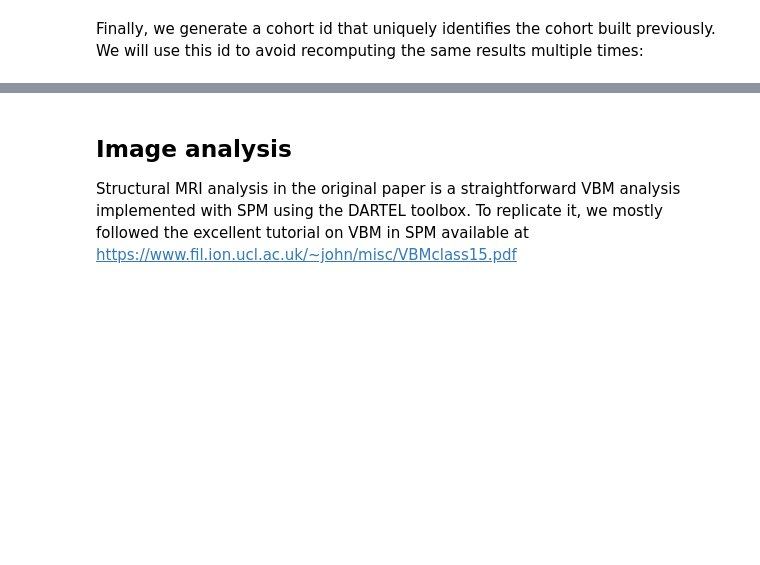
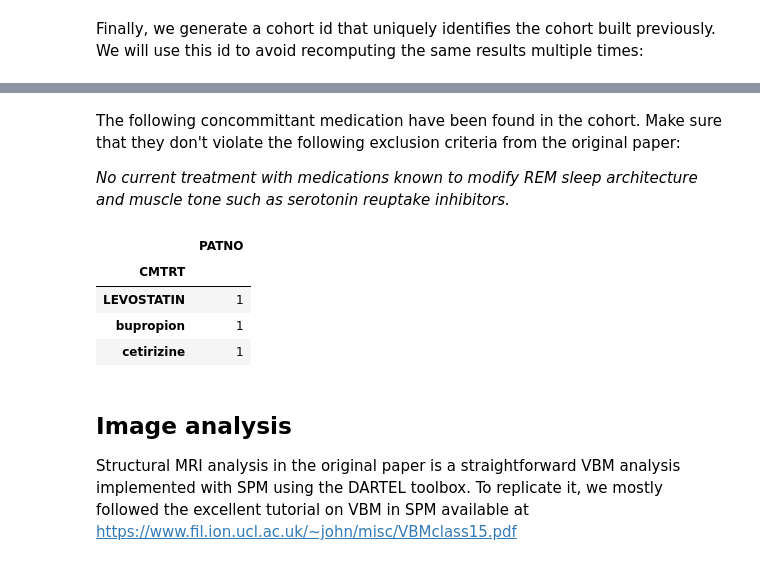
Before and after one commit to LivingPark-MRI/scherfler-etal, a Jupyter notebook: scherfler-etal.ipynb, the cells around one changed output, grey strips where cells are left out. Drawn from its saved outputs; the diff is of its cells as text; code cells hidden in the pictures; blank space fills up the shorter version.

```diff
--- a/scherfler-etal.ipynb
+++ b/scherfler-etal.ipynb
@@ -318,3 +372,15 @@ Cohort patient ids saved in scherfler-etal-patnos-_6893942139541225014.csv. Do n
+# %% [markdown]
+The following concommittant medication have been found in the cohort. Make sure that they don't violate the following exclusion criteria from the original paper:
+
+*No current treatment with medications known to modify REM sleep architecture and muscle tone such as serotonin reuptake inhibitors.*
+# %%
+cohort.groupby("CMTRT").count()[["PATNO"]]
+# %% [output]
+|  | PATNO |
+| CMTRT |  |
+| LEVOSTATIN | 1 |
+| bupropion | 1 |
+| cetirizine | 1 |
 # %% [markdown]
 ## Image analysis
 
```
Also changed, not shown: parts of 30 cells of this notebook.
